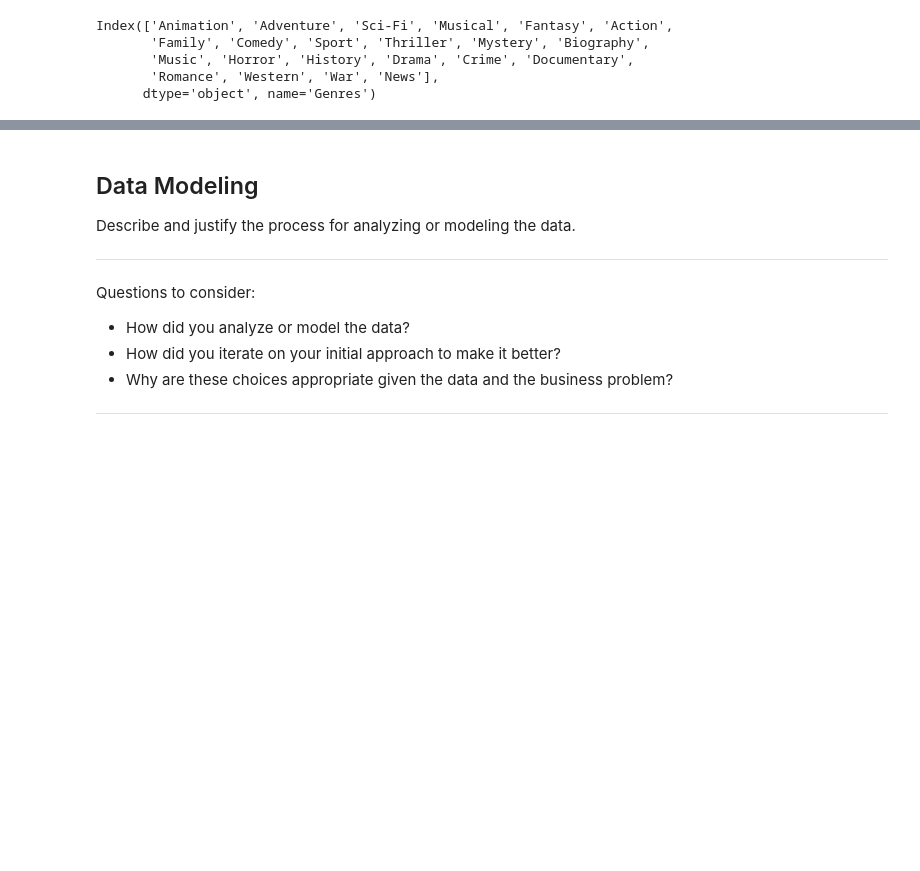
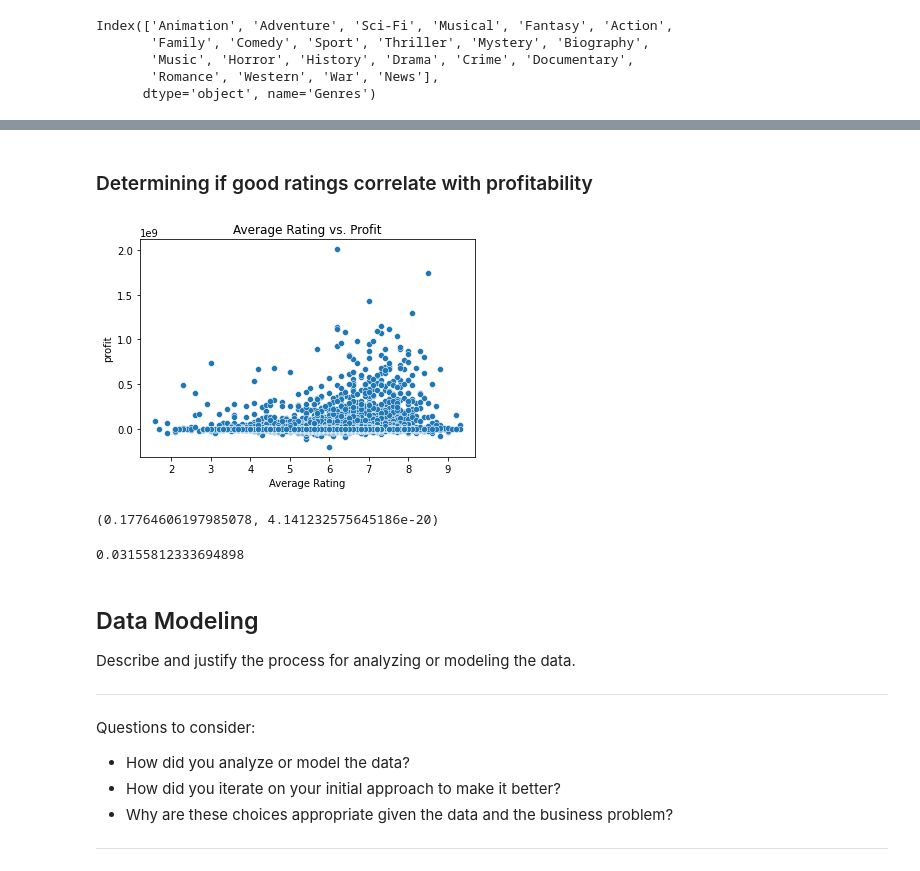
Before and after one commit to yehcolum/dsc-phase-1-project, a Jupyter notebook: dsc-phase1-project-template.ipynb, the cells around one changed output, grey strips where cells are left out. Cells and saved outputs as stored; diff of their text form; code cells hidden in the pictures; blank space fills up the shorter version.

```diff
--- a/dsc-phase1-project-template.ipynb
+++ b/dsc-phase1-project-template.ipynb
@@ -533,0 +440,18 @@ ax.tick_params(axis='x', labelrotation=45)
+# %% [markdown]
+### Determining if good ratings correlate with profitability
+# %%
+ax = sns.scatterplot(x="averagerating", y="profit", data=df) #scatter plot of rating/profit
+ax.set_title("Average Rating vs. Profit")
+ax.set_xlabel("Average Rating");
+# %% [output]
+[figure, added]
+# %%
+from scipy import stats #find correlation
+stats.pearsonr(df['averagerating'], df['profit'])
+# %% [output]
+(0.17764606197985078, 4.141232575645186e-20)
+# %%
+r_squared = 0.17764606197985078**2 #r^2 represents strength of correlation
+r_squared
+# %% [output]
+0.03155812333694898
```
Also changed, not shown: parts of 31 cells of this notebook.
